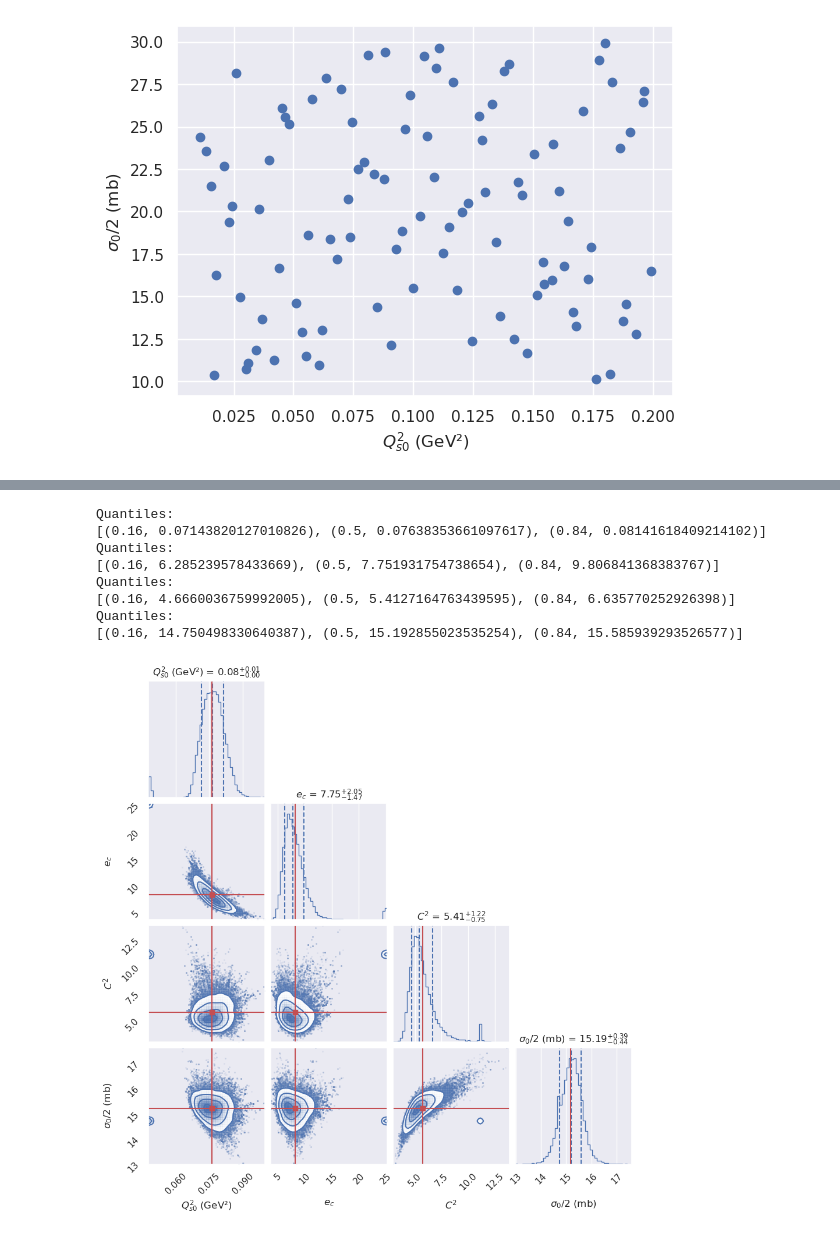
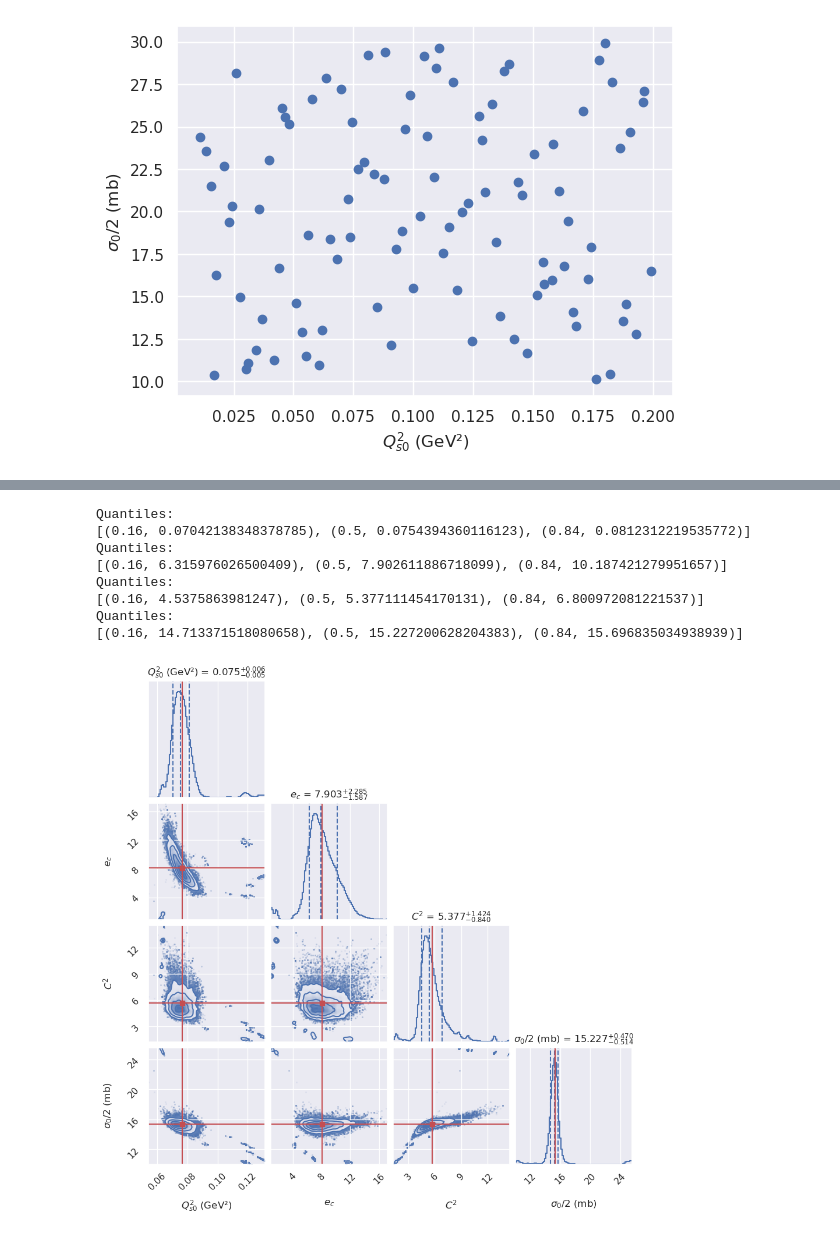
Before and after one commit to camcasuga/BayesianBK, a Jupyter notebook: PCA_GPE.ipynb, the cells around one changed output, grey strips where cells are left out. Drawn from its saved outputs; the diff is of its cells as text; code cells hidden in the pictures.

Commit message:
train vs. emulator

```diff
--- a/PCA_GPE.ipynb
+++ b/PCA_GPE.ipynb
@@ -115,7 +115,7 @@ train_file, theta_file, exp_file = ["trainingdata4p100_all.dat", #"trainingdata4
                                     "trainingdata4p100d_theta.dat",
                                     "exp_all.dat"]#"trainingdata4p100d232k_exp.dat"]
 
-#folder = "mve/hybrid" #"mve/orthLHS/121d" # w3p20d
+#folder = "mve/orthLHS/121d" #"mve/hybrid" #"mve/orthLHS/121d" # w3p20d
 #train_file, theta_file = [folder + "/train.dat", folder + "/theta.dat"]
 #exp_file = "exp_all.dat"
 
@@ -130,9 +130,9 @@ a, b = 2.0, 50.0
 # Q2_region = exp_df['Qs2'] < 10.0 # boolean
 Q2_region = (exp_df['Qs2'] >= a) & (exp_df['Qs2'] <= b)
 Q2_index = exp_df.index[Q2_region].tolist()
-exp_df = exp_df[Q2_region]
-exp = np.array(exp_df['sigma_r'])
-exp_err = np.array(exp_df['error'])
+exp_df_cut = exp_df[Q2_region]
+exp = np.array(exp_df_cut['sigma_r'])
+exp_err = np.array(exp_df_cut['error'])
 # %%
 train_dataset = pd.DataFrame(np.loadtxt(train_file))
 train_dataset = train_dataset.iloc[:, Q2_index].T.reset_index(drop=True).T
@@ -209,0 +202,9 @@ Text(0, 0.5, 'reduced xsec')
+# %%
+diag = np.linspace(0, 4)
+plt.plot(diag, diag, '--', color = 'black', alpha = 0.5)
+
+for i in range(100):
+    plt.plot(training_set_test[:,i], pred_r[:,i], '.', color = 'orange')
+
+plt.ylabel("GPE Prediction $\sigma_r$")
+plt.xlabel("Training Data $\sigma_r$")
@@ -228,13 +232,17 @@ for i in range(len(exp)):
 # %%
 # initializes the walkers in either a small space around the initial guess
 # or in a largers space. Well we'll see how it goes
+#l_bounds = [0.001, 0.5, 0.1, 10.0] # Qs0² , ec , C², sigma0/2
+#u_bounds = [0.2, 40.0, 40.0, 30.0]
 l_bounds = [0.001, 0.5, 0.1, 10.0] # Qs0² , ec , C², sigma0/2
-u_bounds = [0.1, 40.0, 40.0, 30.0]
+u_bounds = [0.2, 40.0, 40.0, 30.0]
 # l_bounds = [0.001, 0.1, 1.0] #
 # u_bounds = [1.,  100.0, 40.0]
+#l_bounds_in = [0.05, 15.0, 5.0, 10.0] #0.060 0.238 1 7.2 18.9 16.36
+#u_bounds_in = [0.15, 25.0, 10.0, 25.0]
 
 mylimits = np.array([l_bounds, u_bounds])
-n_walkers = 50
+n_walkers = 200
 n_burn = 1000
 n_samples = 2000
 p0 = np.random.uniform(l_bounds, u_bounds, size = (n_walkers,n_params))
@@ -273,41 +281,43 @@ figure = corner.corner(
     labels = param_names,
     plot_contours = True,
     quantiles=[0.16, 0.5, 0.84],
-    show_titles=True, # title_fmt = '.3f'
+    show_titles = True, #
+    title_fmt = '.3f',
     title_kwargs={"fontsize": 12},
     color = 'b',
-    bins = 50,
+    bins = 100,
+    smooth1d = True,
     smooth = True,
     verbose = True,
     #plot_density = True,
     fillcontours = True, #
     hist2d_kwargs = {"plot_density": True} # conto
 )
 
 ndim = n_params
 axes = np.array(figure.axes).reshape((ndim, ndim))
 
 for i in range(ndim):
     ax = axes[i, i]
     ax.axvline(np.mean(paramsamples[:,i]), color="r")
     #if i == 1:
         #ax.set_xscale("log")
         #ax.set_yscale("log")
 
 # Loop over the histograms
 for yi in range(ndim):
     for xi in range(yi):
         ax = axes[yi, xi]
         ax.axvline(np.mean(paramsamples[:,xi]), color="r")
         ax.axhline(np.mean(paramsamples[:,yi]), color="r")
         ax.plot(np.mean(paramsamples[:,xi]), np.mean(paramsamples[:,yi]), "sr")
 # %% [output]
 Quantiles:
-[(0.16, 0.07143820127010826), (0.5, 0.07638353661097617), (0.84, 0.08141618409214102)]
+[(0.16, 0.07042138348378785), (0.5, 0.0754394360116123), (0.84, 0.0812312219535772)]
 Quantiles:
-[(0.16, 6.285239578433669), (0.5, 7.751931754738654), (0.84, 9.806841368383767)]
+[(0.16, 6.315976026500409), (0.5, 7.902611886718099), (0.84, 10.187421279951657)]
 Quantiles:
-[(0.16, 4.6660036759992005), (0.5, 5.4127164763439595), (0.84, 6.635770252926398)]
+[(0.16, 4.5375863981247), (0.5, 5.377111454170131), (0.84, 6.800972081221537)]
 Quantiles:
-[(0.16, 14.750498330640387), (0.5, 15.192855023535254), (0.84, 15.585939293526577)]
+[(0.16, 14.713371518080658), (0.5, 15.227200628204383), (0.84, 15.696835034938939)]
-[figure, old version]
+[figure, new version]
```
Also changed, not shown: parts of 13 cells of this notebook, 10 other files.
